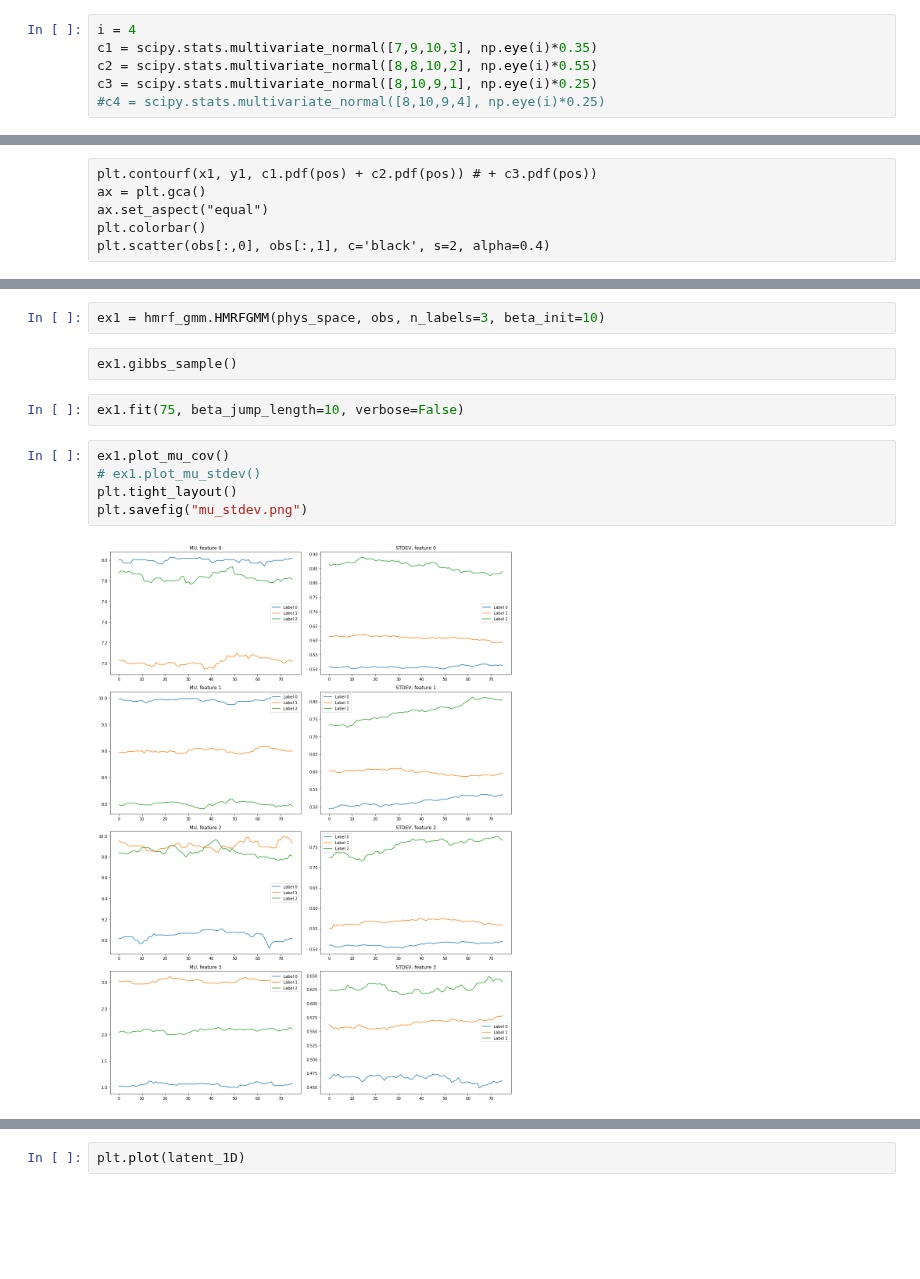
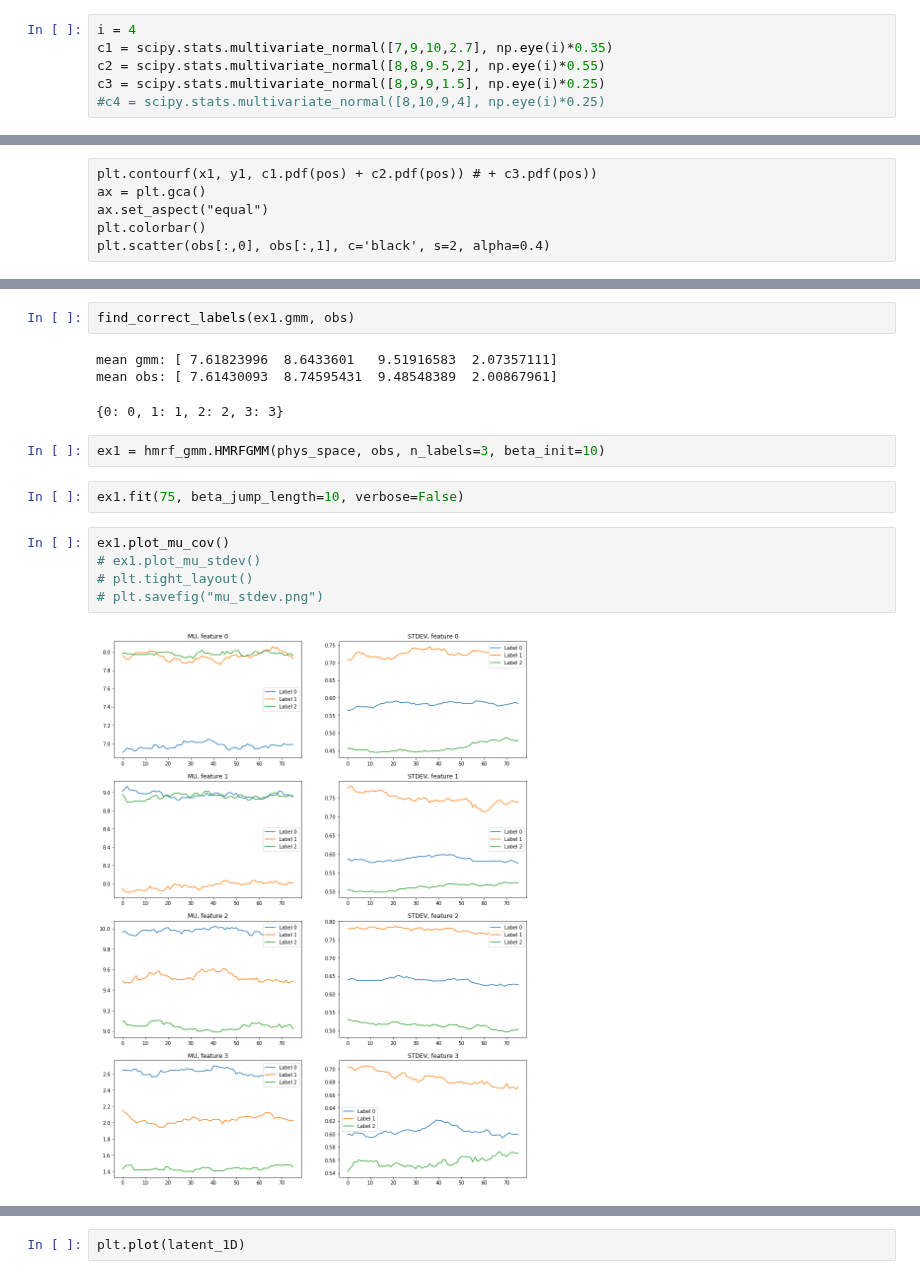
Before and after one commit to cgre-aachen/bayseg, a Jupyter notebook: notebooks/alex_prototyping.ipynb, the cells around one changed output, grey strips where cells are left out. Cells and saved outputs as stored; diff of their text form; blank space fills up the shorter version.

```diff
--- a/notebooks/alex_prototyping.ipynb
+++ b/notebooks/alex_prototyping.ipynb
@@ -46,7 +46,7 @@ plt.plot(latent_1D);
 [figure]
 # %%
 i = 4
-c1 = scipy.stats.multivariate_normal([7,9,10,3], np.eye(i)*0.35)
-c2 = scipy.stats.multivariate_normal([8,8,10,2], np.eye(i)*0.55)
-c3 = scipy.stats.multivariate_normal([8,10,9,1], np.eye(i)*0.25)
+c1 = scipy.stats.multivariate_normal([7,9,10,2.7], np.eye(i)*0.35)
+c2 = scipy.stats.multivariate_normal([8,8,9.5,2], np.eye(i)*0.55)
+c3 = scipy.stats.multivariate_normal([8,9,9,1.5], np.eye(i)*0.25)
 #c4 = scipy.stats.multivariate_normal([8,10,9,4], np.eye(i)*0.25)
@@ -105,15 +135,19 @@ plt.scatter(obs[:,0], obs[:,1], c='black', s=2, alpha=0.4)
+# %%
+find_correct_labels(ex1.gmm, obs)
+# %% [output]
+mean gmm: [ 7.61823996  8.6433601   9.51916583  2.07357111]
+mean obs: [ 7.61430093  8.74595431  9.48548389  2.00867961]
+{0: 0, 1: 1, 2: 2, 3: 3}
 # %%
 ex1 = hmrf_gmm.HMRFGMM(phys_space, obs, n_labels=3, beta_init=10)
-# %% [raw]
-ex1.gibbs_sample()
 # %%
 ex1.fit(75, beta_jump_length=10, verbose=False)
 # %%
 ex1.plot_mu_cov()
 # ex1.plot_mu_stdev()
-plt.tight_layout()
-plt.savefig("mu_stdev.png")
+# plt.tight_layout()
+# plt.savefig("mu_stdev.png")
 # %% [output]
-[figure, old version]
+[figure, new version]
 # %%
 ex1.diagnostics_plot(true_labels=latent_1D)
```
Also changed, not shown: parts of 30 cells of this notebook, 1 other file.
